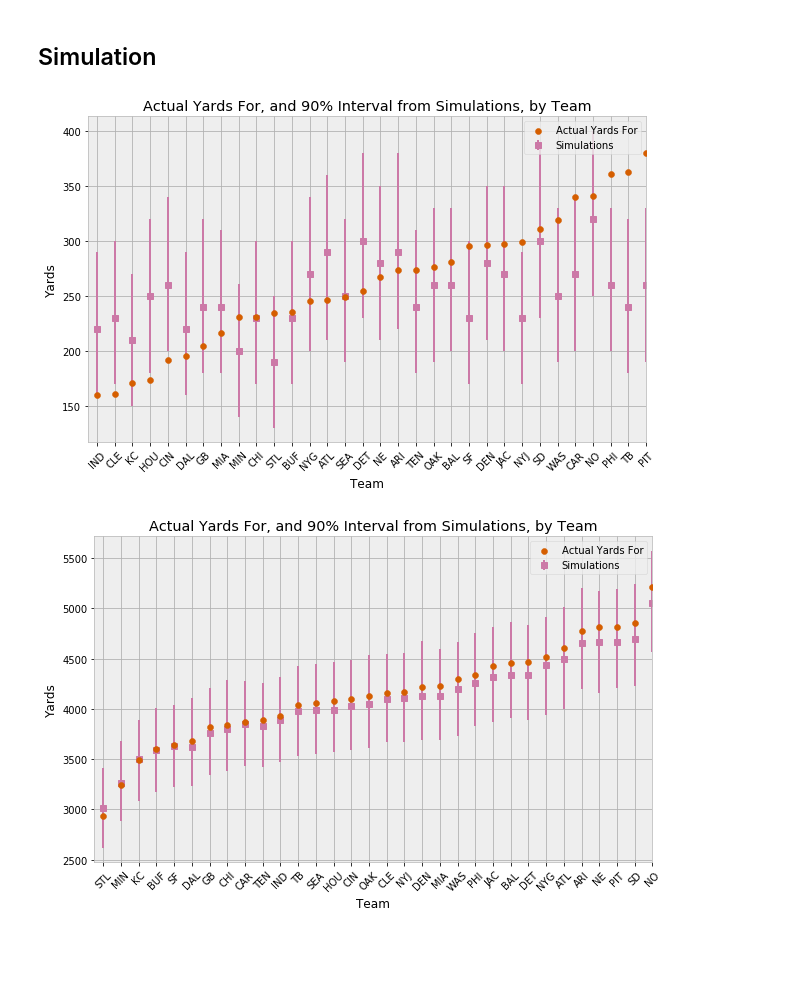
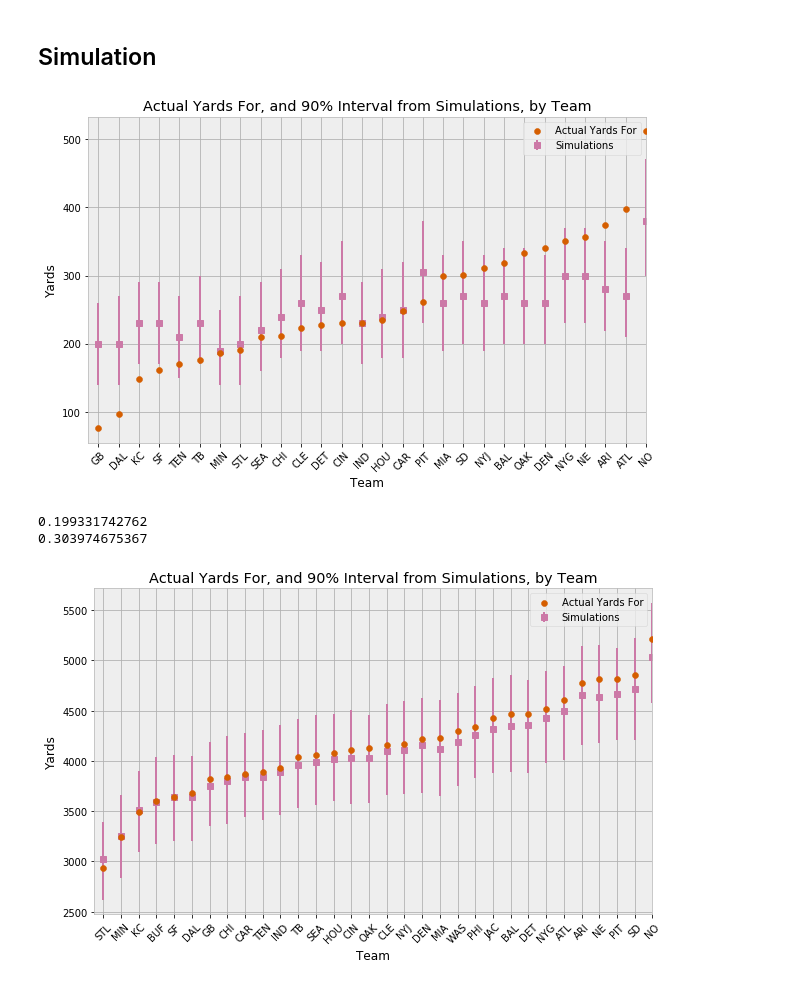
Before and after one commit to edgargalvan/ff, a Jupyter notebook: model/football.ipynb, the cells around one changed output. Drawn from its saved outputs; the diff is of its cells as text; code cells hidden in the pictures; blank space fills up the shorter version.

Commit message:
test to make sure weekly game simulations are ok

```diff
--- a/model/football.ipynb
+++ b/model/football.ipynb
@@ -156,39 +156,59 @@ def create_team_season_table(season):
     return pd.concat( [home, away], axis=0)
 # %% [markdown]
 ## Simulation
+# %%
+# conduct simulation
+df_test = df[df['week']==8]
+num_simulations = 1000
+simuls = simulate_team_seasons(df_test, num_simulations)
+simuls.set_index('team', inplace=True)
 # %%
-# conduct simulation
-df_test = df[df['week']==15]
-num_simulations = 2000
-simuls = simulate_team_seasons(df_test, num_simulations)
 df_observed = create_team_season_table(df_test)
 g = simuls.groupby('team')
 season_hdis = pd.DataFrame({'yds_lower': g.yds.quantile(.1),
                             'yds_median': g.yds.median(),
                             'yds_upper': g.yds.quantile(.9)
 })
 
 season_hdis = pd.merge(season_hdis, df_observed, left_index=True, right_on='team')
 season_hdis['relative_yds_upper'] = season_hdis.yds_upper - season_hdis.yds_median
 season_hdis['relative_yds_lower'] = season_hdis.yds_median - season_hdis.yds_lower
 season_hdis = season_hdis.sort_index(by='yds')
 season_hdis = season_hdis.reset_index()
 season_hdis['x'] = season_hdis.index + .5
 
 fig, axs = plt.subplots(figsize=(10,6))
 axs.scatter(season_hdis.x, season_hdis.yds, c=sns.palettes.color_palette()[4], zorder = 10, label='Actual Yards For')
 axs.errorbar(season_hdis.x, season_hdis.yds_median,
                 yerr=(season_hdis[['relative_yds_lower', 'relative_yds_upper']].values).T,
                 fmt='s', c=sns.palettes.color_palette()[5], label='Simulations')
 axs.set_title('Actual Yards For, and 90% Interval from Simulations, by Team')
 axs.set_xlabel('Team')
 axs.set_ylabel('Yards')
 axs.set_xlim(0, 20)
 axs.legend()
 _= axs.set_xticks(season_hdis.index + .5)
 _= axs.set_xticklabels(season_hdis['team'].values, rotation=45)
 # %% [output]
-[figure, old version]
+[figure, new version]
+# %%
+def nrmse(s1, s2):
+    spread = s1.max() - s2.min()
+    return np.sqrt(np.mean(np.square(s1 - s2)))/spread
+from scipy.stats import f_oneway
+#f_oneway(season_hdis.yds_median, season_hdis.yds)
+
+mu = season_hdis.yds_median.median()
+sd = season_hdis.yds_median.std()
+rnd_guess = np.random.normal(mu, sd, 28)
+
+rmse1 = nrmse(season_hdis.yds, season_hdis.yds_median)
+rmse2 = nrmse(season_hdis.yds.values, rnd_guess)
+print(rmse1)
+print(rmse2)
+# %% [output]
+0.199331742762
+0.303974675367
 # %%
 def simulate_season():
     """
@@ -280,4 +300,4 @@ axs.legend()
 _= axs.set_xticks(season_hdis.index + .5)
 _= axs.set_xticklabels(season_hdis['team'].values, rotation=45)
 # %% [output]
-[figure, old version]
+[figure, new version]
```
Also changed, not shown: parts of 4 cells of this notebook.
